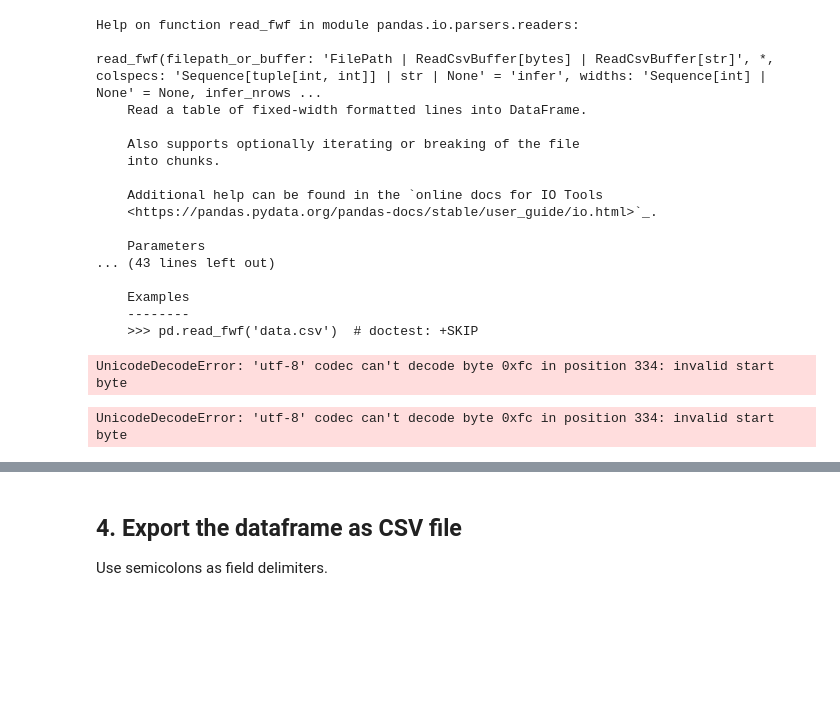
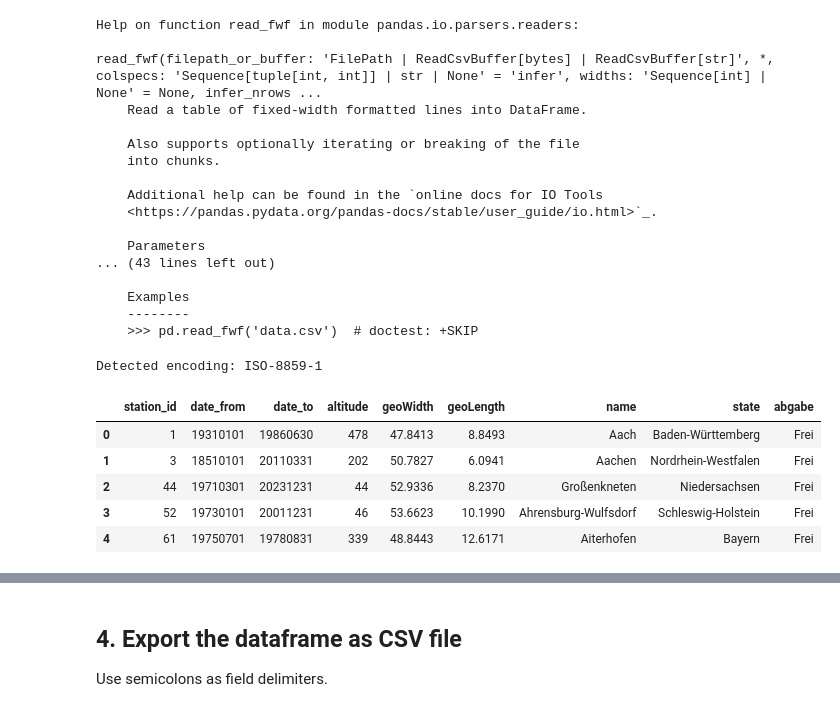
Before and after one commit to Lexer727/EE_3.07_Geodata_WS2022, a Jupyter notebook: gdms0100_DWD_NRW/gnb0101_DWD_CDC_station_annual_V001.ipynb, the cells around one changed output, grey strips where cells are left out. Saved outputs shown, nothing was run; the diff lists cells and outputs as text; code cells hidden in the pictures; blank space fills up the shorter version.

```diff
--- a/gdms0100_DWD_NRW/gnb0101_DWD_CDC_station_annual_V001.ipynb
+++ b/gdms0100_DWD_NRW/gnb0101_DWD_CDC_station_annual_V001.ipynb
@@ -170,17 +174,32 @@ read_fwf(filepath_or_buffer: 'FilePath | ReadCsvBuffer[bytes] | ReadCsvBuffer[st
     Examples
     --------
     >>> pd.read_fwf('data.csv')  # doctest: +SKIP
-# %%
-with open(localpath+"/"+filename, 'rb') as f:
-    df = pd.read_fwf(f,skiprows = 2,names=colnames_en)
-    df.head()
-# %% [output]
-UnicodeDecodeError: 'utf-8' codec can't decode byte 0xfc in position 334: invalid start byte
+# %%
+import chardet
+
+# Open the file in binary mode and read a portion (or the whole file)
+with open(localpath + "/" + filename, 'rb') as f:
+    raw_data = f.read()
+
+# Detect encoding
+result = chardet.detect(raw_data)
+
+# Get the detected encoding
+encoding = result['encoding']
+
+print(f"Detected encoding: {encoding}")
+# %% [output]
+Detected encoding: ISO-8859-1
 # %%
 # Skip the first two rows and set the column names.
-df = pd.read_fwf(localpath+"/"+filename,skiprows = 2,names=colnames_en)
+df = pd.read_fwf(localpath+"/"+filename,skiprows = 2,names=colnames_en, encoding='ISO-8859-1')
 df.head()
 # %% [output]
-UnicodeDecodeError: 'utf-8' codec can't decode byte 0xfc in position 334: invalid start byte
+|  | station_id | date_from | date_to | altitude | geoWidth | geoLength | name | state | abgabe |
+| 0 | 1 | 19310101 | 19860630 | 478 | 47.8413 | 8.8493 | Aach | Baden-Württemberg | Frei |
+| 1 | 3 | 18510101 | 20110331 | 202 | 50.7827 | 6.0941 | Aachen | Nordrhein-Westfalen | Frei |
+| 2 | 44 | 19710301 | 20231231 | 44 | 52.9336 | 8.2370 | Großenkneten | Niedersachsen | Frei |
+| 3 | 52 | 19730101 | 20011231 | 46 | 53.6623 | 10.1990 | Ahrensburg-Wulfsdorf | Schleswig-Holstein | Frei |
+| 4 | 61 | 19750701 | 19780831 | 339 | 48.8443 | 12.6171 | Aiterhofen | Bayern | Frei |
 # %%
 # Better parse dates! Column 0 should be treated as index. It makes the later export with pd.to_csv() easier.
```
Also changed, not shown: parts of 8 cells of this notebook, 1 other file.
